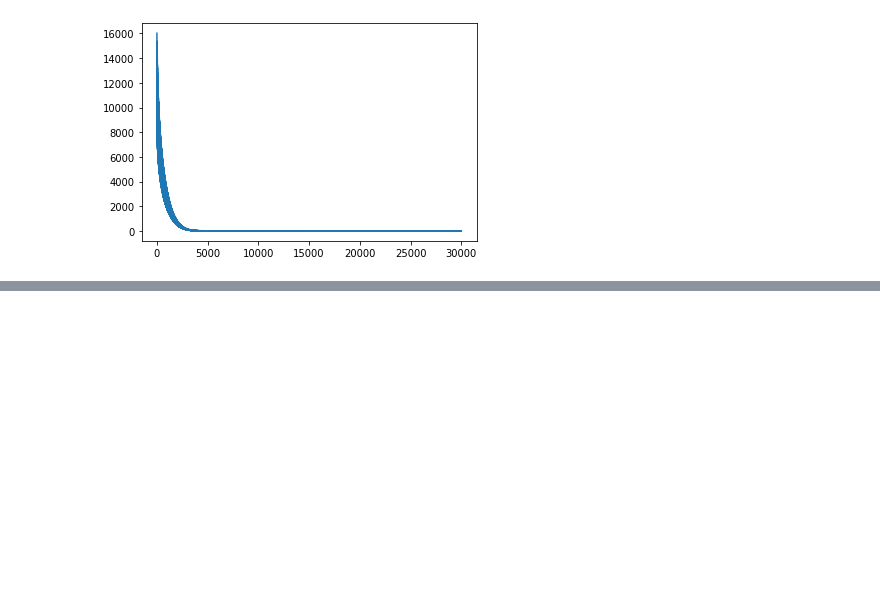
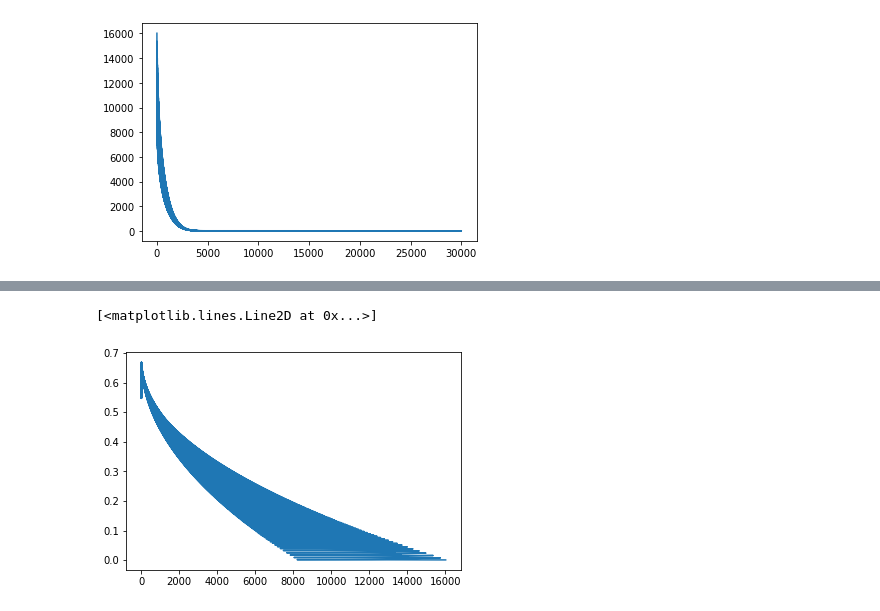
Before and after one commit to YousraAshour/Supervised_machine_learning, a Jupyter notebook: ADAM_Mini_Batch.ipynb, the cells around one changed output, grey strips where cells are left out. Drawn from its saved outputs; the diff is of its cells as text; code cells hidden in the pictures; blank space fills up the shorter version.

```diff
--- a/ADAM_Mini_Batch.ipynb
+++ b/ADAM_Mini_Batch.ipynb
@@ -92,0 +111,5 @@ plt.plot(losses)
+# %%
+plt.plot(losses,Theta2)
+# %% [output]
+[<matplotlib.lines.Line2D at 0x...>]
+[figure, added]
```
Also changed, not shown: parts of 5 cells of this notebook.
